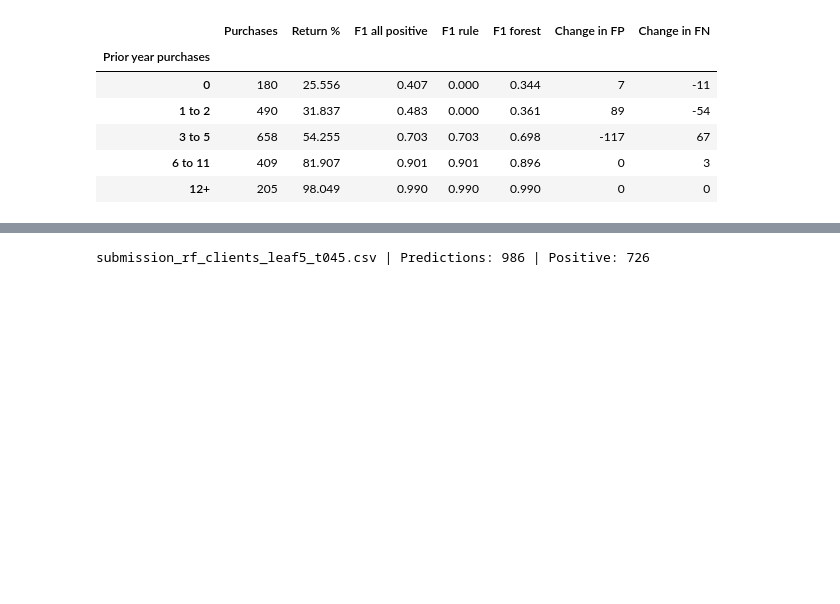
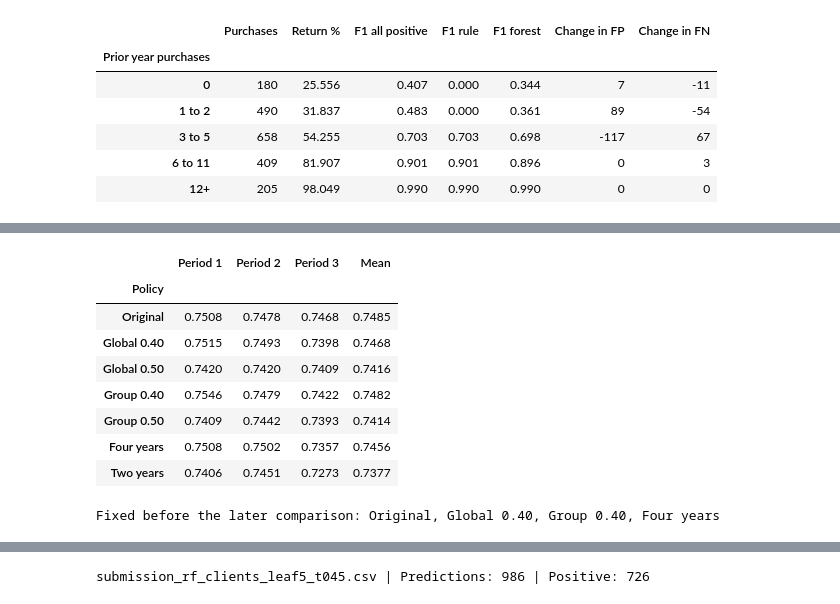
Before and after one commit to alfredosoudo21/ML_Group_04, a Jupyter notebook: notebooks/04_model_comparison.ipynb, the cells around one changed output, grey strips where cells are left out. Cells and saved outputs as stored; diff of their text form; code cells hidden in the pictures; blank space fills up the shorter version.

```diff
--- a/notebooks/04_model_comparison.ipynb
+++ b/notebooks/04_model_comparison.ipynb
@@ -741,0 +788,45 @@ The frequency rule reproduces all 986 predictions in the official sample submiss
+# %%
+def score_policies(windows, starts, names):
+    rows = []
+    for period, ((train, valid), start) in enumerate(zip(windows, starts, strict=True), start=1):
+        cutoff = start - horizon
+        assert date[train].max() + horizon < start <= date[valid].min()
+        for years in dict.fromkeys(policies[name][0] for name in names):
+            fit_rows = training_window(train, cutoff, years)
+            for seed in seeds:
+                forest = clone(reference_forest).set_params(random_state=seed)
+                p, = window_probabilities(forest, purchases[client_inputs], windows=[(fit_rows, valid)])
+                for name in names:
+                    duration, inside, outside = policies[name]
+                    if duration != years:
+                        continue
+                    threshold = pd.Series(outside, index=p.index).where(~in_group.loc[p.index], inside)
+                    actual = y.loc[p.index]
+                    predicted = p >= threshold
+                    rows.append([name, period, seed, f1_score(actual, predicted),
+                                 (predicted & actual.eq(0)).sum(), (~predicted & actual.eq(1)).sum()])
+    return pd.DataFrame(rows, columns=['Policy', 'Period', 'Seed', 'F1', 'FP', 'FN'])
+
+def period_table(scores):
+    table = scores.pivot_table(index='Policy', columns='Period', values='F1', sort=False)
+    table.columns = [f'Period {i}' for i in table.columns]
+    table['Mean'] = table.mean(axis=1)
+    return table
+
+early_scores = score_policies(folds, boundaries[:3], list(policies))
+early = period_table(early_scores)
+families = [['Global 0.40', 'Global 0.50'], ['Group 0.40', 'Group 0.50'], ['Four years', 'Two years']]
+frozen = ['Original'] + [early.loc[family, 'Mean'].idxmax() for family in families]
+display(early.loc[list(policies)].round(4))
+print('Fixed before the later comparison:', ', '.join(frozen))
+# %% [output]
+|  | Period 1 | Period 2 | Period 3 | Mean |
+| Policy |  |  |  |  |
+| Original | 0.7508 | 0.7478 | 0.7468 | 0.7485 |
+| Global 0.40 | 0.7515 | 0.7493 | 0.7398 | 0.7468 |
+| Global 0.50 | 0.7420 | 0.7420 | 0.7409 | 0.7416 |
+| Group 0.40 | 0.7546 | 0.7479 | 0.7422 | 0.7482 |
+| Group 0.50 | 0.7409 | 0.7442 | 0.7393 | 0.7414 |
+| Four years | 0.7508 | 0.7502 | 0.7357 | 0.7456 |
+| Two years | 0.7406 | 0.7451 | 0.7273 | 0.7377 |
+Fixed before the later comparison: Original, Global 0.40, Group 0.40, Four years
```
Also changed, not shown: parts of 10 cells of this notebook, 1 other file.
